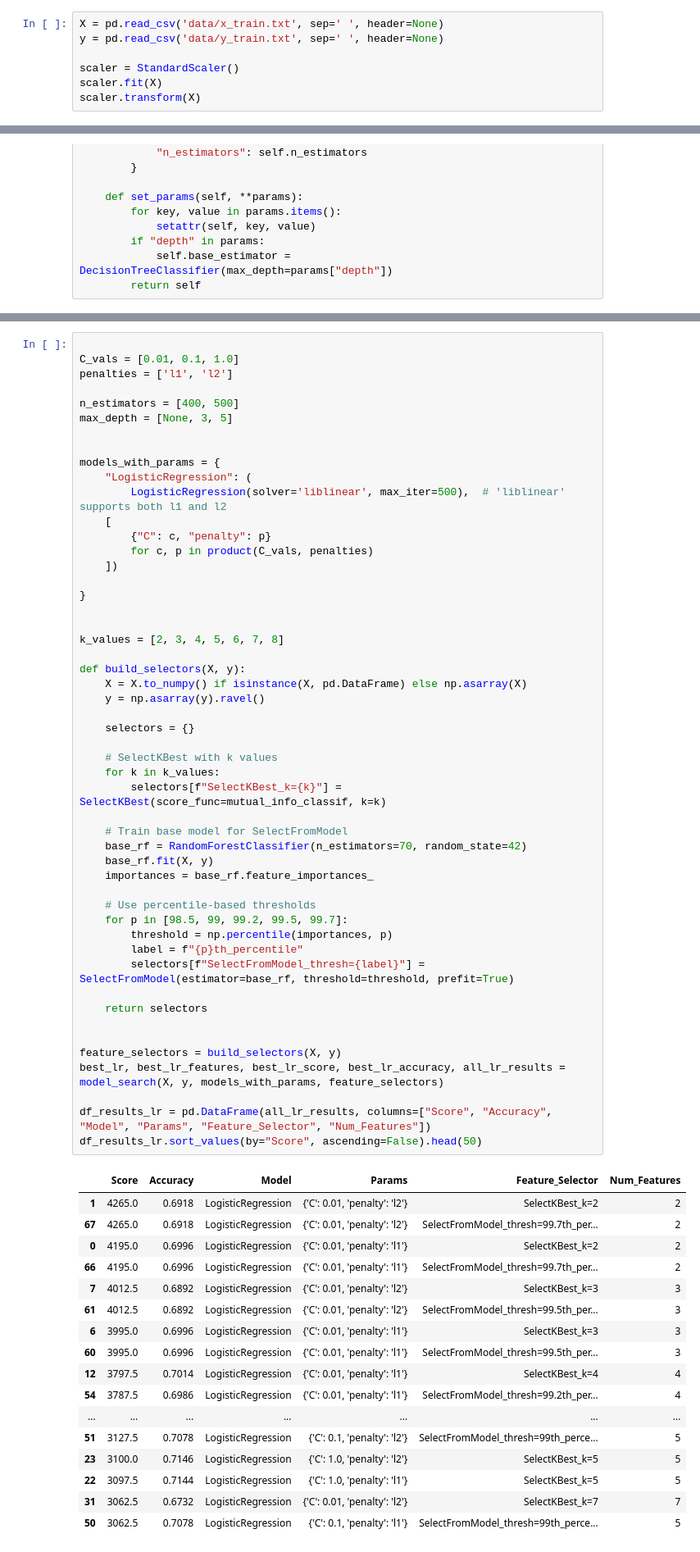
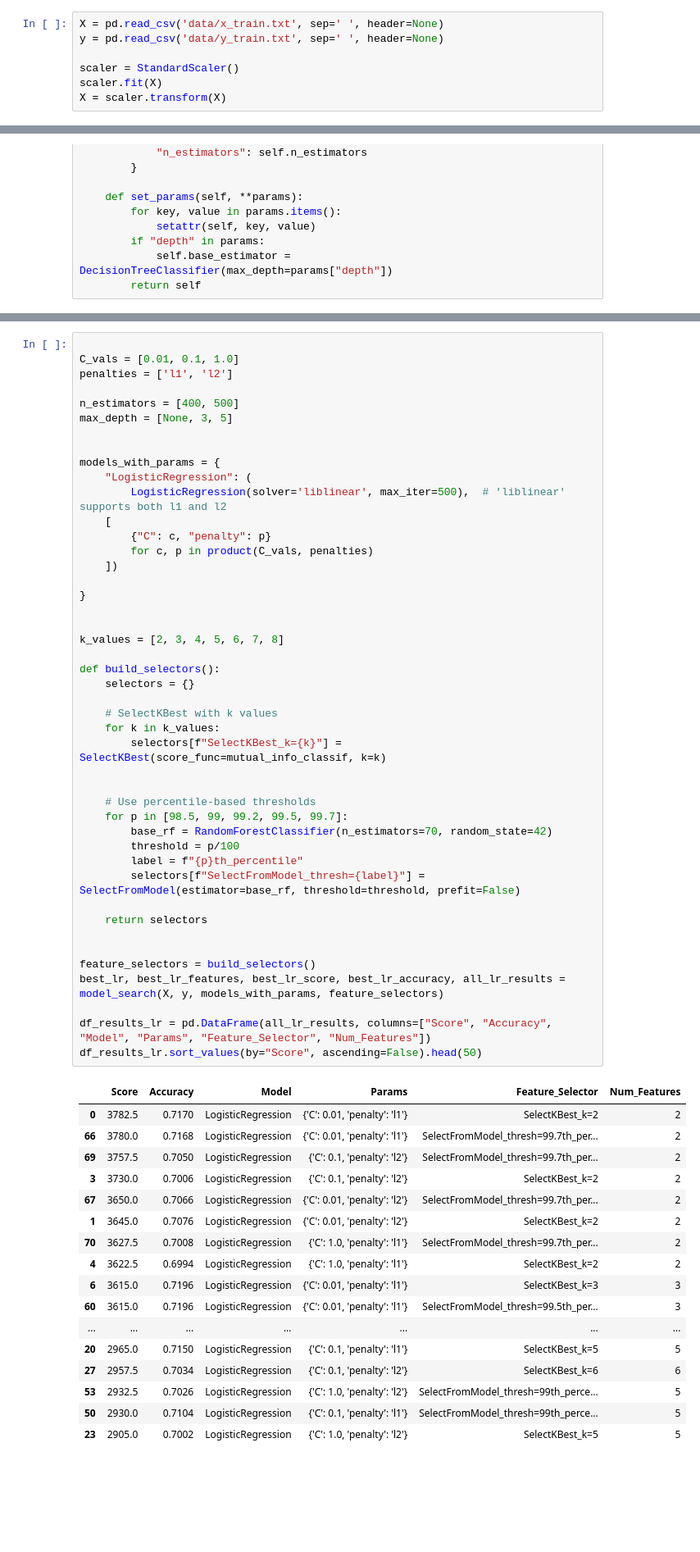
Before and after one commit to tobruno/Advanced-ML-High-Accuracy-Parsimonious-Model, a Jupyter notebook: Solution.ipynb, the cells around one changed output, grey strips where cells are left out. Shown at 82% size. Drawn from its saved outputs; the diff is of its cells as text; blank space fills up the shorter version.

```diff
--- a/Solution.ipynb
+++ b/Solution.ipynb
@@ -25,4 +25,4 @@ y = pd.read_csv('data/y_train.txt', sep=' ', header=None)
 
 scaler = StandardScaler()
 scaler.fit(X)
-scaler.transform(X)
+X = scaler.transform(X)
@@ -223,60 +258,54 @@ models_with_params = {
     [
         {"C": c, "penalty": p}
         for c, p in product(C_vals, penalties)
     ])
 
 }
 
 
 k_values = [2, 3, 4, 5, 6, 7, 8]
 
-def build_selectors(X, y):
-    X = X.to_numpy() if isinstance(X, pd.DataFrame) else np.asarray(X)
-    y = np.asarray(y).ravel()
-
+def build_selectors():
     selectors = {}
 
     # SelectKBest with k values
     for k in k_values:
         selectors[f"SelectKBest_k={k}"] = SelectKBest(score_func=mutual_info_classif, k=k)
 
-    # Train base model for SelectFromModel
-    base_rf = RandomForestClassifier(n_estimators=70, random_state=42)
-    base_rf.fit(X, y)
-    importances = base_rf.feature_importances_
 
     # Use percentile-based thresholds
     for p in [98.5, 99, 99.2, 99.5, 99.7]:
-        threshold = np.percentile(importances, p)
+        base_rf = RandomForestClassifier(n_estimators=70, random_state=42)
+        threshold = p/100
         label = f"{p}th_percentile"
-        selectors[f"SelectFromModel_thresh={label}"] = SelectFromModel(estimator=base_rf, threshold=threshold, prefit=True)
+        selectors[f"SelectFromModel_thresh={label}"] = SelectFromModel(estimator=base_rf, threshold=threshold, prefit=False)
 
     return selectors
 
 
-feature_selectors = build_selectors(X, y)
+feature_selectors = build_selectors()
 best_lr, best_lr_features, best_lr_score, best_lr_accuracy, all_lr_results = model_search(X, y, models_with_params, feature_selectors)
 
 df_results_lr = pd.DataFrame(all_lr_results, columns=["Score", "Accuracy", "Model", "Params", "Feature_Selector", "Num_Features"])
 df_results_lr.sort_values(by="Score", ascending=False).head(50)
 # %% [output]
 |  | Score | Accuracy | Model | Params | Feature_Selector | Num_Features |
-| 1 | 4265.0 | 0.6918 | LogisticRegression | {'C': 0.01, 'penalty': 'l2'} | SelectKBest_k=2 | 2 |
-| 67 | 4265.0 | 0.6918 | LogisticRegression | {'C': 0.01, 'penalty': 'l2'} | SelectFromModel_thresh=99.7th_per... | 2 |
-| 0 | 4195.0 | 0.6996 | LogisticRegression | {'C': 0.01, 'penalty': 'l1'} | SelectKBest_k=2 | 2 |
-| 66 | 4195.0 | 0.6996 | LogisticRegression | {'C': 0.01, 'penalty': 'l1'} | SelectFromModel_thresh=99.7th_per... | 2 |
-| 7 | 4012.5 | 0.6892 | LogisticRegression | {'C': 0.01, 'penalty': 'l2'} | SelectKBest_k=3 | 3 |
-| 61 | 4012.5 | 0.6892 | LogisticRegression | {'C': 0.01, 'penalty': 'l2'} | SelectFromModel_thresh=99.5th_per... | 3 |
-| 6 | 3995.0 | 0.6996 | LogisticRegression | {'C': 0.01, 'penalty': 'l1'} | SelectKBest_k=3 | 3 |
-| 60 | 3995.0 | 0.6996 | LogisticRegression | {'C': 0.01, 'penalty': 'l1'} | SelectFromModel_thresh=99.5th_per... | 3 |
-| 12 | 3797.5 | 0.7014 | LogisticRegression | {'C': 0.01, 'penalty': 'l1'} | SelectKBest_k=4 | 4 |
-| 54 | 3787.5 | 0.6986 | LogisticRegression | {'C': 0.01, 'penalty': 'l1'} | SelectFromModel_thresh=99.2th_per... | 4 |
+| 0 | 3782.5 | 0.7170 | LogisticRegression | {'C': 0.01, 'penalty': 'l1'} | SelectKBest_k=2 | 2 |
+| 66 | 3780.0 | 0.7168 | LogisticRegression | {'C': 0.01, 'penalty': 'l1'} | SelectFromModel_thresh=99.7th_per... | 2 |
+| 69 | 3757.5 | 0.7050 | LogisticRegression | {'C': 0.1, 'penalty': 'l2'} | SelectFromModel_thresh=99.7th_per... | 2 |
+| 3 | 3730.0 | 0.7006 | LogisticRegression | {'C': 0.1, 'penalty': 'l2'} | SelectKBest_k=2 | 2 |
+| 67 | 3650.0 | 0.7066 | LogisticRegression | {'C': 0.01, 'penalty': 'l2'} | SelectFromModel_thresh=99.7th_per... | 2 |
+| 1 | 3645.0 | 0.7076 | LogisticRegression | {'C': 0.01, 'penalty': 'l2'} | SelectKBest_k=2 | 2 |
+| 70 | 3627.5 | 0.7008 | LogisticRegression | {'C': 1.0, 'penalty': 'l1'} | SelectFromModel_thresh=99.7th_per... | 2 |
+| 4 | 3622.5 | 0.6994 | LogisticRegression | {'C': 1.0, 'penalty': 'l1'} | SelectKBest_k=2 | 2 |
+| 6 | 3615.0 | 0.7196 | LogisticRegression | {'C': 0.01, 'penalty': 'l1'} | SelectKBest_k=3 | 3 |
+| 60 | 3615.0 | 0.7196 | LogisticRegression | {'C': 0.01, 'penalty': 'l1'} | SelectFromModel_thresh=99.5th_per... | 3 |
 | ... | ... | ... | ... | ... | ... | ... |
-| 51 | 3127.5 | 0.7078 | LogisticRegression | {'C': 0.1, 'penalty': 'l2'} | SelectFromModel_thresh=99th_perce... | 5 |
-| 23 | 3100.0 | 0.7146 | LogisticRegression | {'C': 1.0, 'penalty': 'l2'} | SelectKBest_k=5 | 5 |
-| 22 | 3097.5 | 0.7144 | LogisticRegression | {'C': 1.0, 'penalty': 'l1'} | SelectKBest_k=5 | 5 |
-| 31 | 3062.5 | 0.6732 | LogisticRegression | {'C': 0.01, 'penalty': 'l2'} | SelectKBest_k=7 | 7 |
-| 50 | 3062.5 | 0.7078 | LogisticRegression | {'C': 0.1, 'penalty': 'l1'} | SelectFromModel_thresh=99th_perce... | 5 |
+| 20 | 2965.0 | 0.7150 | LogisticRegression | {'C': 0.1, 'penalty': 'l1'} | SelectKBest_k=5 | 5 |
+| 27 | 2957.5 | 0.7034 | LogisticRegression | {'C': 0.1, 'penalty': 'l2'} | SelectKBest_k=6 | 6 |
+| 53 | 2932.5 | 0.7026 | LogisticRegression | {'C': 1.0, 'penalty': 'l2'} | SelectFromModel_thresh=99th_perce... | 5 |
+| 50 | 2930.0 | 0.7104 | LogisticRegression | {'C': 0.1, 'penalty': 'l1'} | SelectFromModel_thresh=99th_perce... | 5 |
+| 23 | 2905.0 | 0.7002 | LogisticRegression | {'C': 1.0, 'penalty': 'l2'} | SelectKBest_k=5 | 5 |
 # %%
 
 
```
Also changed, not shown: parts of 18 cells of this notebook.
